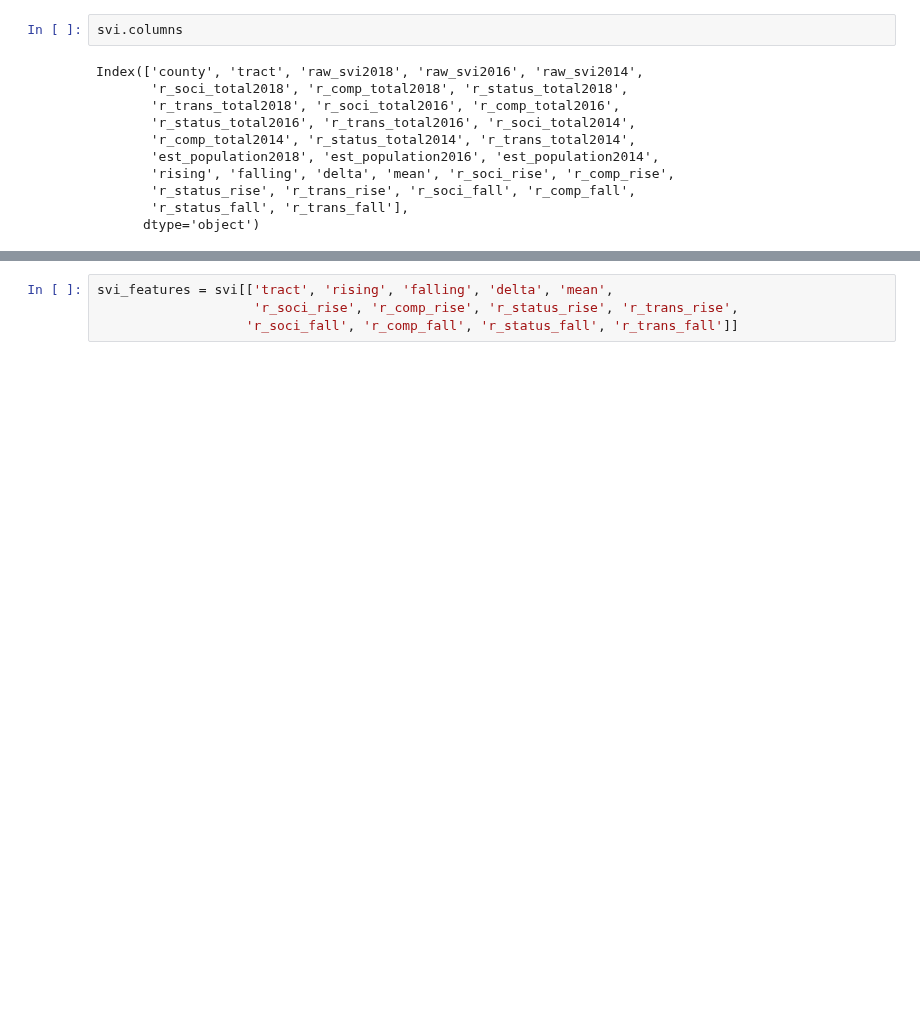
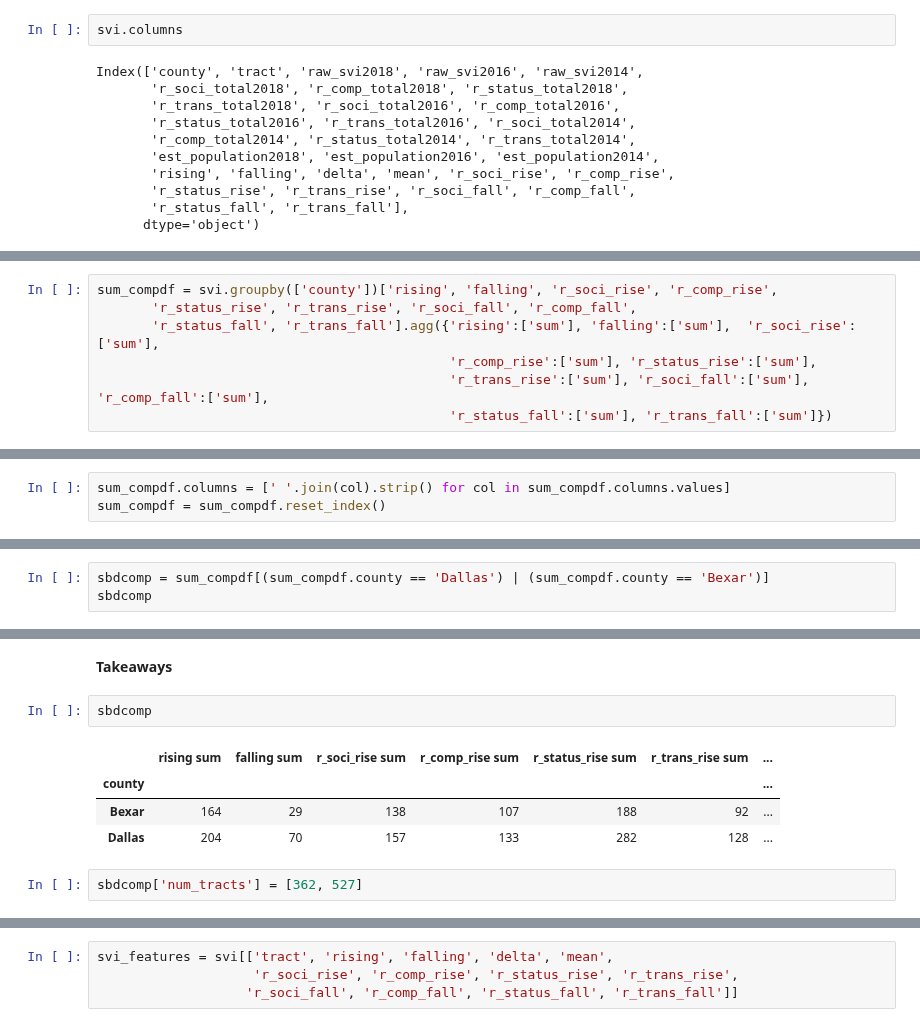
Before and after one commit to SVI-Capstone/svi_capstone, a Jupyter notebook: ryvyn.ipynb, the cells around one changed output, grey strips where cells are left out. Drawn from its saved outputs; the diff is of its cells as text; blank space fills up the shorter version.

```diff
--- a/ryvyn.ipynb
+++ b/ryvyn.ipynb
@@ -109 +130,8 @@ compdf = svi.groupby(['county'])['raw_svi2018', 'raw_svi2016', 'raw_svi2014',
+# %%
+sum_compdf = svi.groupby(['county'])['rising', 'falling', 'r_soci_rise', 'r_comp_rise',
+       'r_status_rise', 'r_trans_rise', 'r_soci_fall', 'r_comp_fall',
+       'r_status_fall', 'r_trans_fall'].agg({'rising':['sum'], 'falling':['sum'],  'r_soci_rise':['sum'],
+                                             'r_comp_rise':['sum'], 'r_status_rise':['sum'],
+                                             'r_trans_rise':['sum'], 'r_soci_fall':['sum'], 'r_comp_fall':['sum'],
+                                             'r_status_fall':['sum'], 'r_trans_fall':['sum']})
 # %%
@@ -121,0 +140,3 @@ compdf.head()
+# %%
+sum_compdf.columns = [' '.join(col).strip() for col in sum_compdf.columns.values]
+sum_compdf = sum_compdf.reset_index()
@@ -121,0 +157,3 @@ compdf.head()
+# %%
+sbdcomp = sum_compdf[(sum_compdf.county == 'Dallas') | (sum_compdf.county == 'Bexar')]
+sbdcomp
@@ -121,0 +202,11 @@ compdf.head()
+# %% [markdown]
+**Takeaways**
+# %%
+sbdcomp
+# %% [output]
+|  | rising sum | falling sum | r_soci_rise sum | r_comp_rise sum | r_status_rise sum | r_trans_rise sum | ... |
+| county |  |  |  |  |  |  | ... |
+| Bexar | 164 | 29 | 138 | 107 | 188 | 92 | ... |
+| Dallas | 204 | 70 | 157 | 133 | 282 | 128 | ... |
+# %%
+sbdcomp['num_tracts'] = [362, 527]
```
Also changed, not shown: parts of 21 cells of this notebook.
